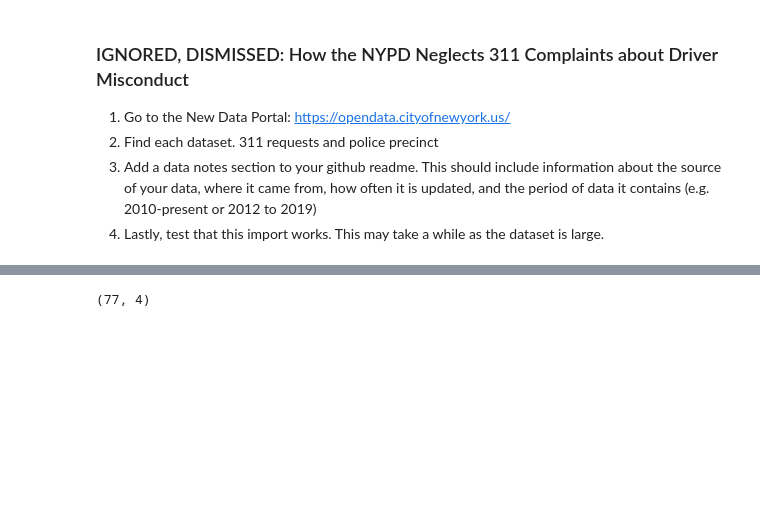
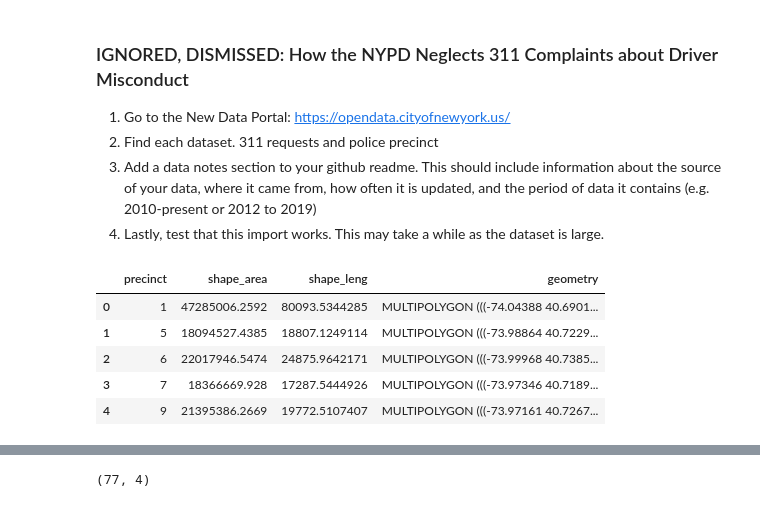
Before and after one commit to ssigman1/group4-nypd, a Jupyter notebook: Notebooks/group4_SavannahSigman.ipynb, the cells around one changed output, grey strips where cells are left out. Saved outputs shown, nothing was run; the diff lists cells and outputs as text; code cells hidden in the pictures; blank space fills up the shorter version.

```diff
--- a/Notebooks/group4_SavannahSigman.ipynb
+++ b/Notebooks/group4_SavannahSigman.ipynb
@@ -26,3 +26,12 @@ dm  = pd.read_csv(query)
 # get police precint data
 
 police = gpd.read_file('https://data.cityofnewyork.us/api/geospatial/78dh-3ptz?method=export&format=GeoJSON')
+# %%
+police.head()
+# %% [output]
+|  | precinct | shape_area | shape_leng | geometry |
+| 0 | 1 | 47285006.2592 | 80093.5344285 | MULTIPOLYGON (((-74.04388 40.6901... |
+| 1 | 5 | 18094527.4385 | 18807.1249114 | MULTIPOLYGON (((-73.98864 40.7229... |
+| 2 | 6 | 22017946.5474 | 24875.9642171 | MULTIPOLYGON (((-73.99968 40.7385... |
+| 3 | 7 | 18366669.928 | 17287.5444926 | MULTIPOLYGON (((-73.97346 40.7189... |
+| 4 | 9 | 21395386.2669 | 19772.5107407 | MULTIPOLYGON (((-73.97161 40.7267... |
```
Also changed, not shown: parts of 12 cells of this notebook, 1 other file.
